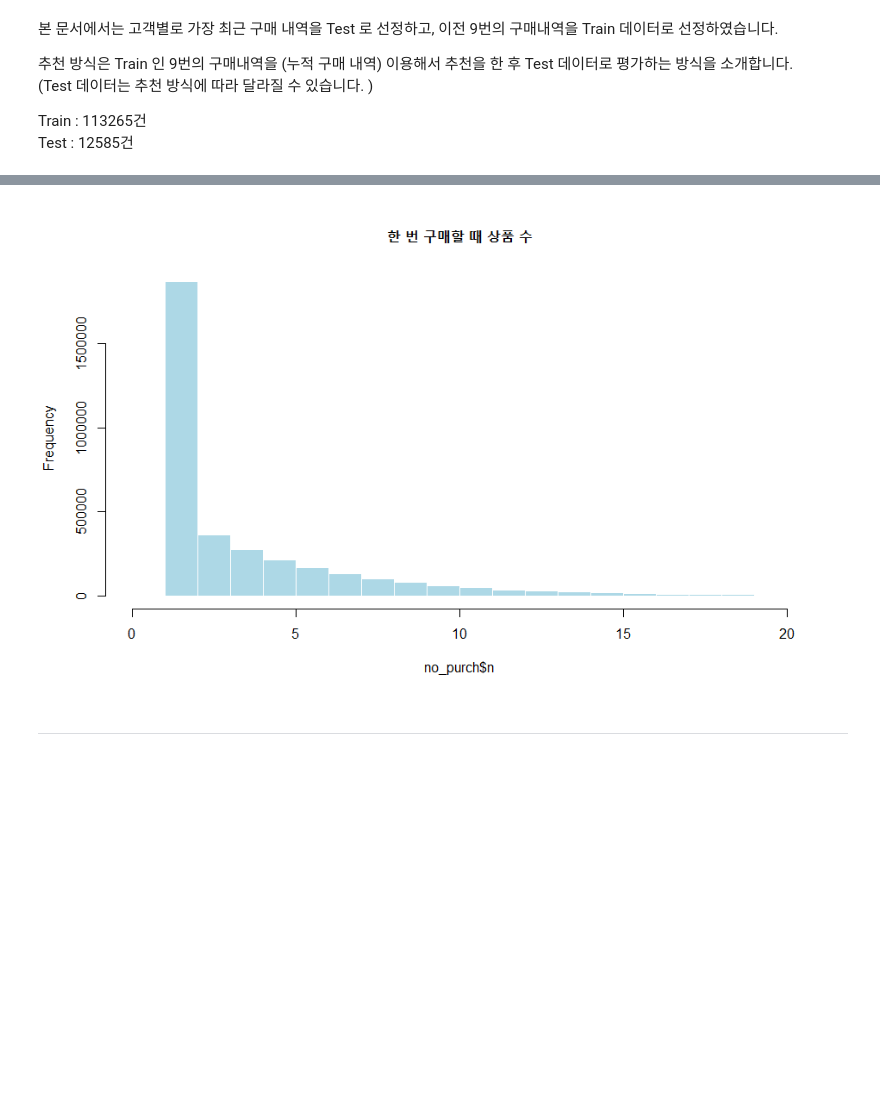
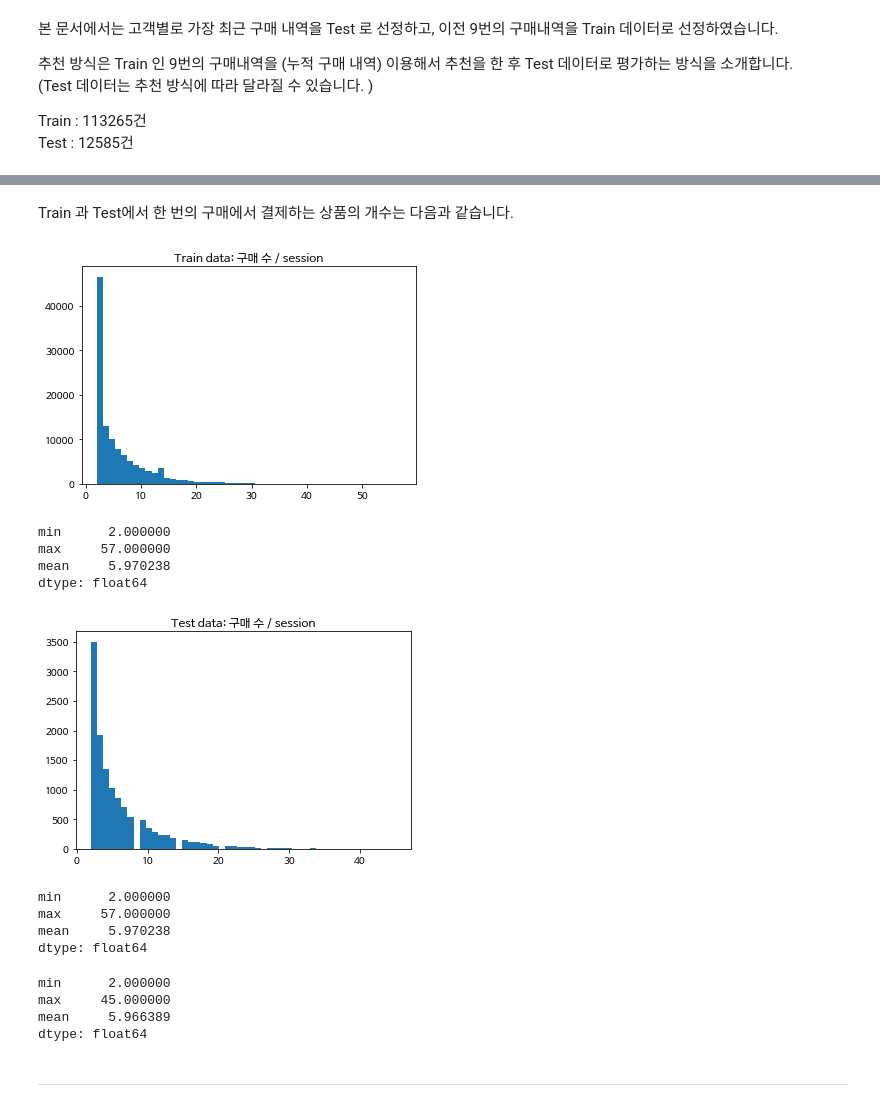
Before and after one commit to Park-Ju-hyeong/Wide-Deep-Learning, a Jupyter notebook: Recommendation_Wide & Deep.ipynb, the cells around one changed output, grey strips where cells are left out. Saved outputs shown, nothing was run; the diff lists cells and outputs as text; code cells hidden in the pictures; blank space fills up the shorter version.

```diff
--- a/Recommendation_Wide & Deep.ipynb
+++ b/Recommendation_Wide & Deep.ipynb
@@ -111,4 +115,5 @@ Image('images/Rplot.png')
-# %%
-Image('images/Rplot01.png')
-# %% [output]
-[figure, removed]
+# %% [markdown]
+Train 과 Test에서 한 번의 구매에서 결제하는 상품의 개수는 다음과 같습니다.
+# %%
+Train_session = train_label.apply(np.sum, axis=1)
+Test_session = test_label_real.apply(np.sum, axis=1)
@@ -115,3 +125,36 @@ Image('images/Rplot01.png')
+# %%
+plt.hist(Train_session, 50)
+plt.title(u'Train data: 구매 수 / session')
+plt.show()
+# %% [output]
+[figure, added]
+# %%
+Train_session.agg(['min','max','mean'])
+# %% [output]
+min      2.000000
+max     57.000000
+mean     5.970238
+dtype: float64
+# %%
+plt.hist(Test_session, 50)
+plt.title(u'Test data: 구매 수 / session')
+plt.show()
+# %% [output]
+[figure, added]
+# %%
+Train_session.agg(['min','max','mean'])
+# %% [output]
+min      2.000000
+max     57.000000
+mean     5.970238
+dtype: float64
+# %%
+Test_session.agg(['min','max','mean'])
+# %% [output]
+min      2.000000
+max     45.000000
+mean     5.966389
+dtype: float64
 # %% [markdown]
 ---
 # %% [markdown]
```
Also changed, not shown: parts of 44 cells of this notebook.
